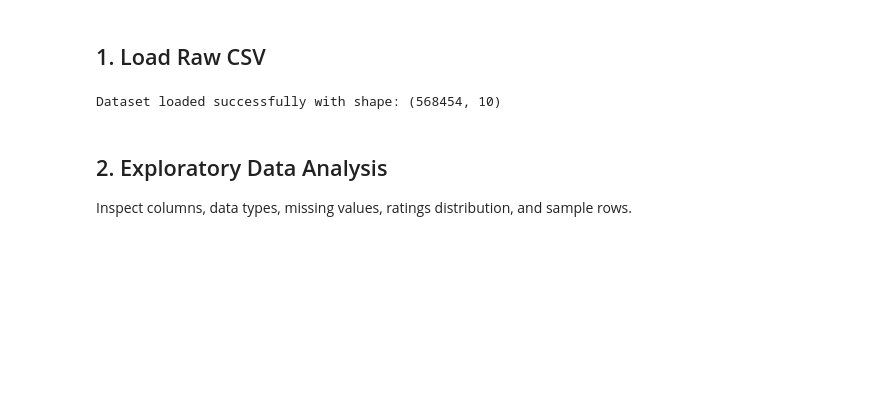
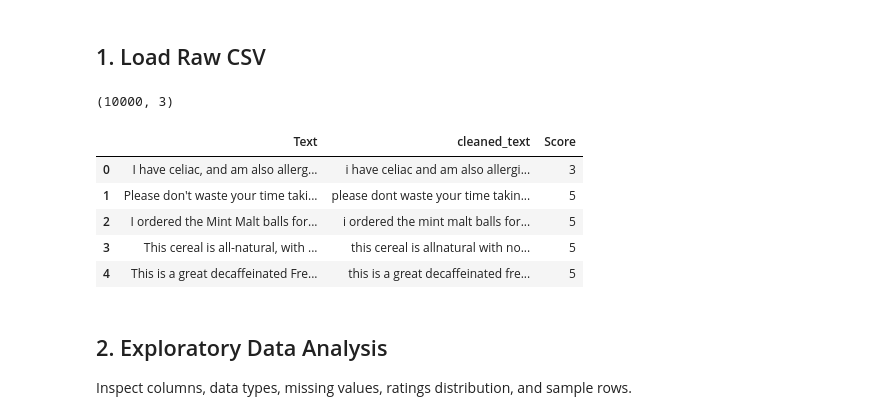
Before and after one commit to ali7540/nlp-quality-feedback-analyzer, a Jupyter notebook: notebooks/week1_preprocessing.ipynb, the cells around one changed output. Drawn from its saved outputs; the diff is of its cells as text; code cells hidden in the pictures; blank space fills up the shorter version.

```diff
--- a/notebooks/week1_preprocessing.ipynb
+++ b/notebooks/week1_preprocessing.ipynb
@@ -23,11 +23,19 @@ import string
 ## 1. Load Raw CSV
 # %%
 # Load the raw CSV from data/raw/
-raw_data_path = '../data/raw/Reviews.csv'
-df = pd.read_csv(raw_data_path)
-print(f"Dataset loaded successfully with shape: {df.shape}")
+processed_path = '../data/processed/reviews_stage1.csv'
+df = pd.read_csv(processed_path)
+
+print(df.shape)
+df.head()
 # %% [output]
-Dataset loaded successfully with shape: (568454, 10)
+(10000, 3)
+|  | Text | cleaned_text | Score |
+| 0 | I have celiac, and am also allerg... | i have celiac and am also allergi... | 3 |
+| 1 | Please don't waste your time taki... | please dont waste your time takin... | 5 |
+| 2 | I ordered the Mint Malt balls for... | i ordered the mint malt balls for... | 5 |
+| 3 | This cereal is all-natural, with ... | this cereal is allnatural with no... | 5 |
+| 4 | This is a great decaffeinated Fre... | this is a great decaffeinated fre... | 5 |
 # %% [markdown]
 ## 2. Exploratory Data Analysis
 Inspect columns, data types, missing values, ratings distribution, and sample rows.
```
Also changed, not shown: parts of 17 cells of this notebook, 6 other files.
